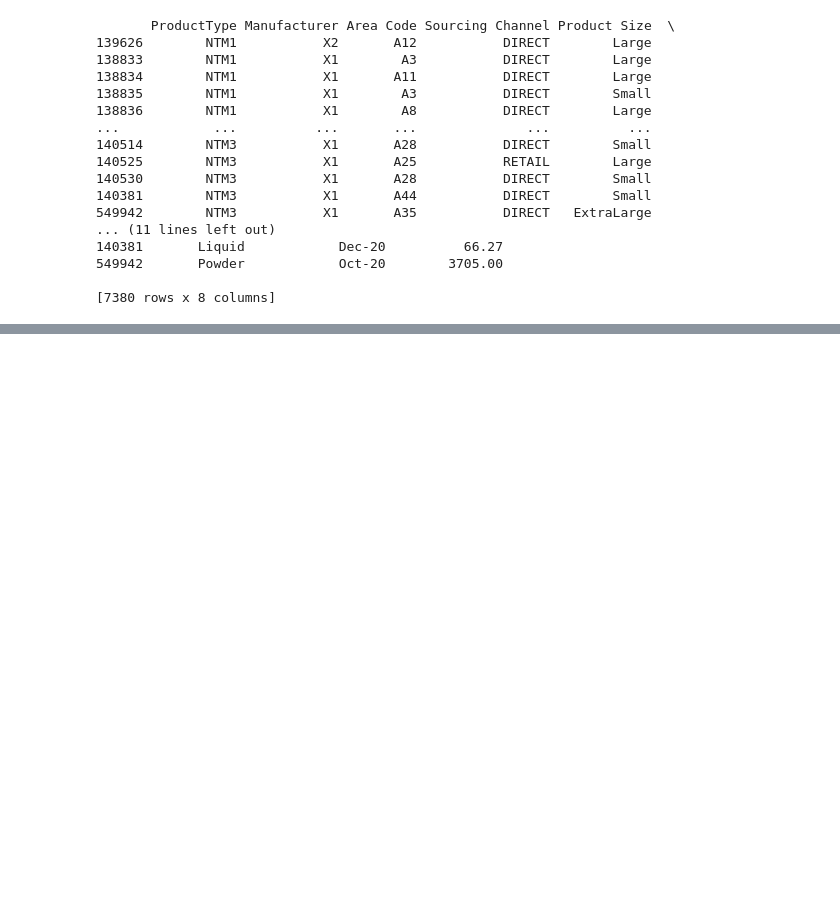
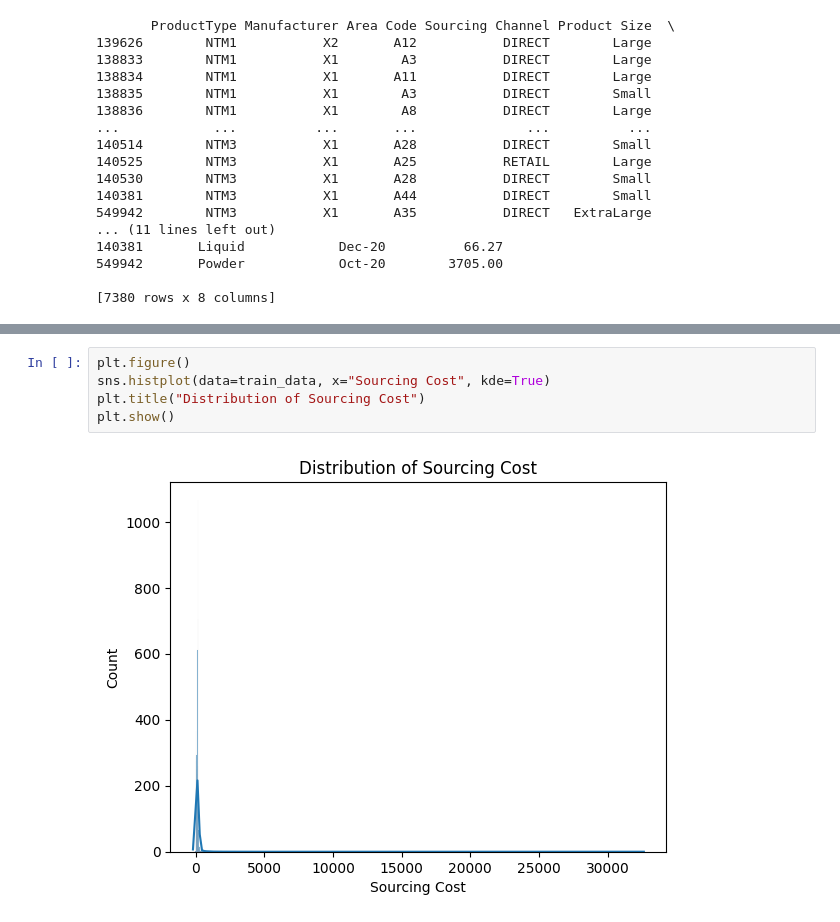
Before and after one commit to Varsha534/A.P.-Moller-Maersk-Coding-Challenge, a Jupyter notebook: G.S.Varsha_AIML_Assessment.ipynb, the cells around one changed output, grey strips where cells are left out. Saved outputs shown, nothing was run; the diff lists cells and outputs as text; blank space fills up the shorter version.

```diff
--- a/G.S.Varsha_AIML_Assessment.ipynb
+++ b/G.S.Varsha_AIML_Assessment.ipynb
@@ -110,0 +216,7 @@ print(train_data)
+# %%
+plt.figure()
+sns.histplot(data=train_data, x="Sourcing Cost", kde=True)
+plt.title("Distribution of Sourcing Cost")
+plt.show()
+# %% [output]
+[figure, added]
```
Also changed, not shown: parts of 11 cells of this notebook.
